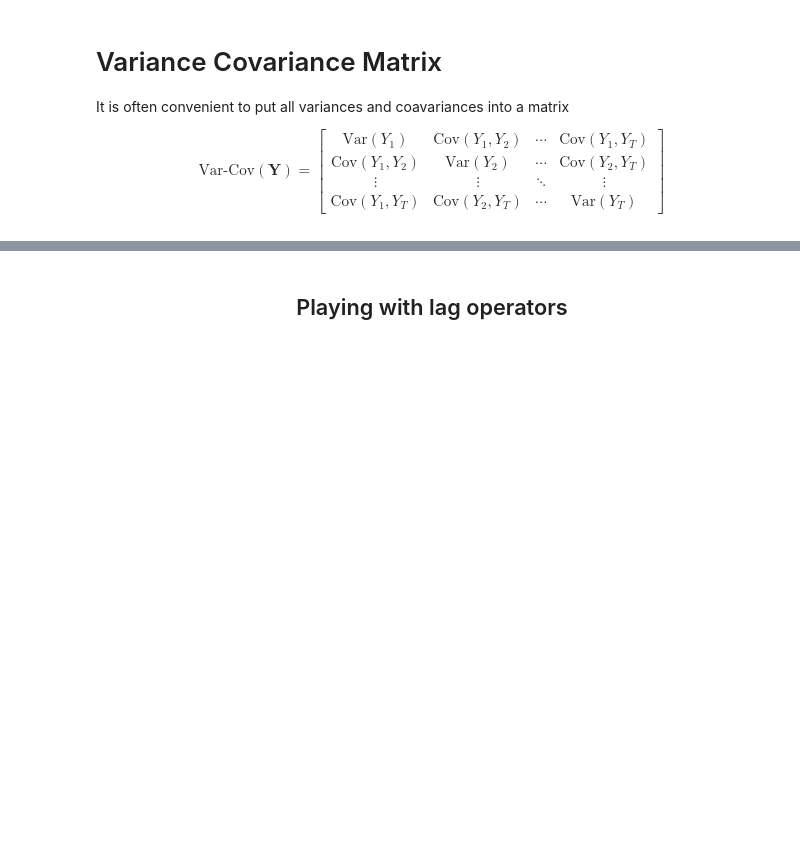
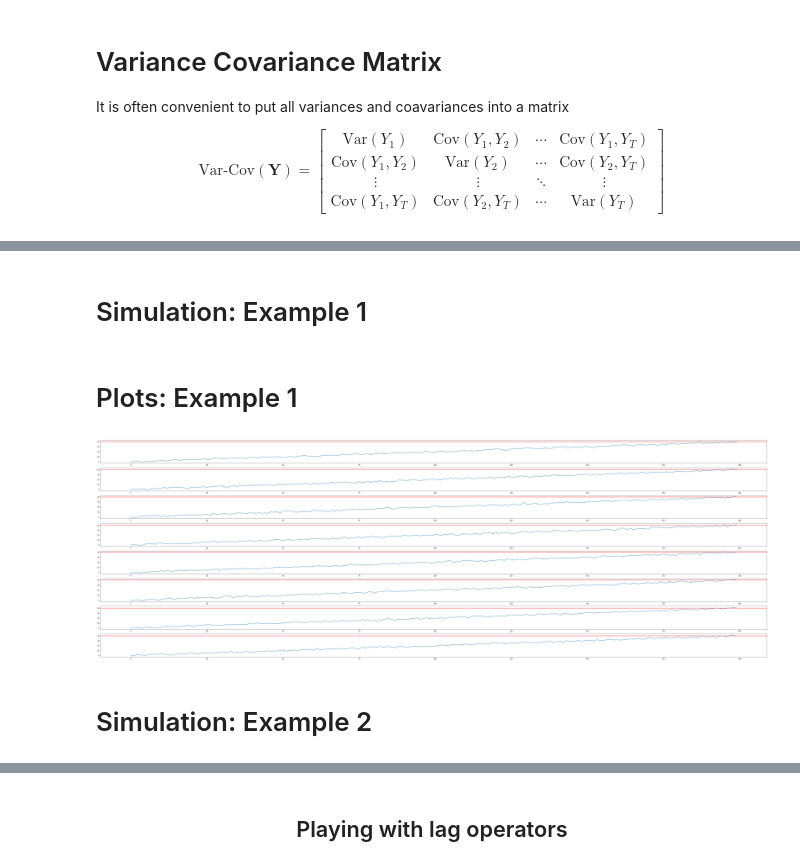
Before and after one commit to anastasiospanagiotelis/QBUS3850, a Jupyter notebook: Lectures/03ARIMA/03ARIMA.ipynb, the cells around one changed output, grey strips where cells are left out. Drawn from its saved outputs; the diff is of its cells as text; code cells hidden in the pictures; blank space fills up the shorter version.

Commit message:
added some stationary and nonstationary examples

```diff
--- a/Lectures/03ARIMA/03ARIMA.ipynb
+++ b/Lectures/03ARIMA/03ARIMA.ipynb
@@ -82,0 +107,23 @@ Then a series is *strongly stationary*
+# %% [markdown]
+# Simulation: Example 1
+# %%
+import numpy as np
+T=200
+I=8
+all_y = np.random.standard_normal((I,T))
+trend = 0.2*(np.arange(0,T)+1)
+for i in range(I):
+    all_y[i,] = all_y[i,] + trend
+import matplotlib.pyplot as plt
+# %% [markdown]
+# Plots: Example 1
+# %%
+plt.figure(figsize=(72, 24))
+for i in range(I):
+    ax = plt.subplot(I, 1, i + 1)
+    ax.plot(range(T),all_y[i,])
+    ax.axhline(y=40,color='red')
+# %% [output]
+[figure, added]
+# %% [markdown]
+# Simulation: Example 2
```
Also changed, not shown: parts of 12 cells of this notebook.
